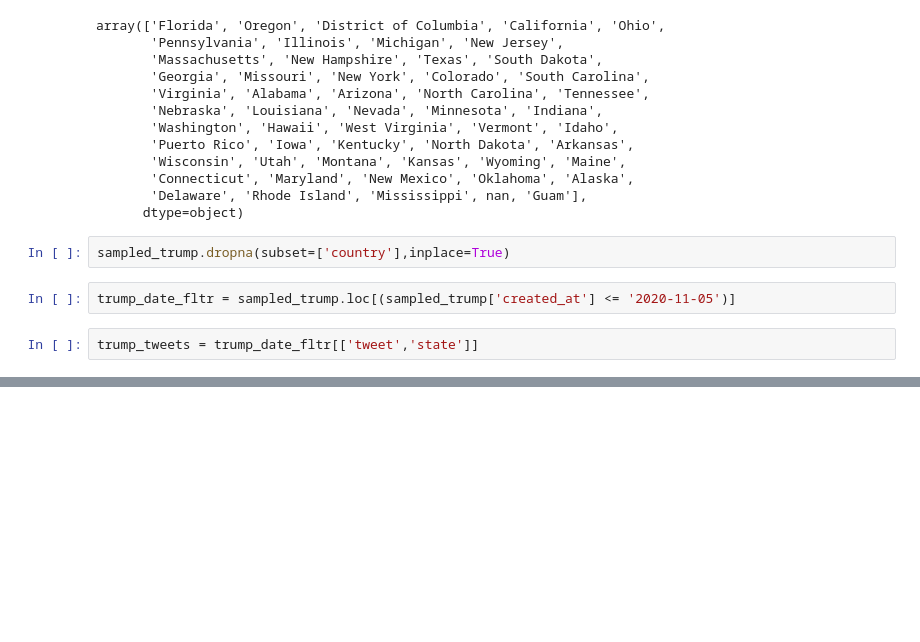
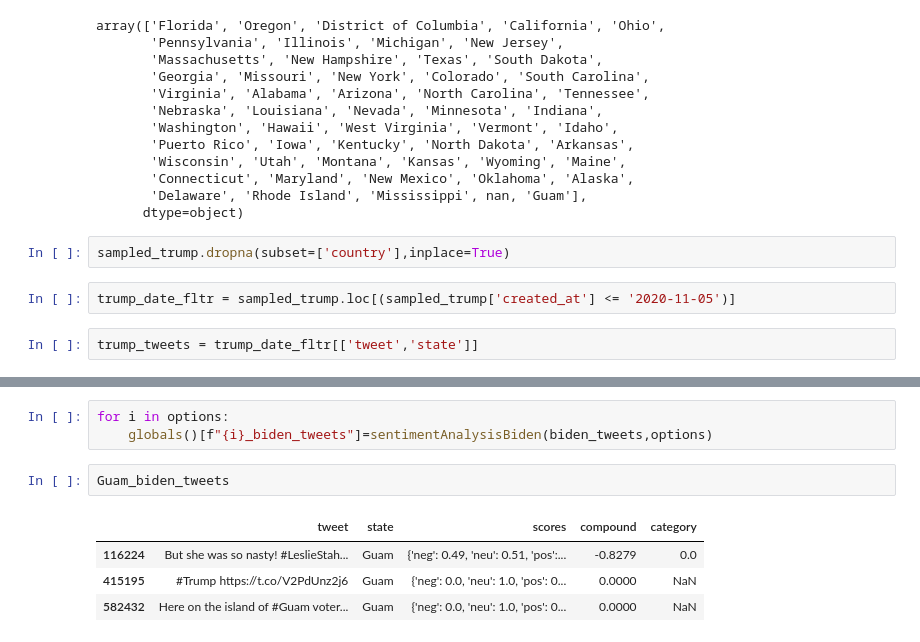
Before and after one commit to sarthak2504/Election-result-prediction-using-tweets, a Jupyter notebook: Python notebook/417_Final_Project.ipynb, the cells around one changed output, grey strips where cells are left out. Cells and saved outputs as stored; diff of their text form; blank space fills up the shorter version.

Commit message:
Function for sentiment analysis for both parties

```diff
--- a/Python notebook/417_Final_Project.ipynb
+++ b/Python notebook/417_Final_Project.ipynb
@@ -260,0 +145,10 @@ Illinois_tweets_trump
+# %%
+for i in options:
+    globals()[f"{i}_biden_tweets"]=sentimentAnalysisBiden(biden_tweets,options)
+# %%
+Guam_biden_tweets
+# %% [output]
+|  | tweet | state | scores | compound | category |
+| 116224 | But she was so nasty! #LeslieStah... | Guam | {'neg': 0.49, 'neu': 0.51, 'pos':... | -0.8279 | 0.0 |
+| 415195 | #Trump https://t.co/V2PdUnz2j6 | Guam | {'neg': 0.0, 'neu': 1.0, 'pos': 0... | 0.0000 | NaN |
+| 582432 | Here on the island of #Guam voter... | Guam | {'neg': 0.0, 'neu': 1.0, 'pos': 0... | 0.0000 | NaN |
```
Also changed, not shown: parts of 29 cells of this notebook.
